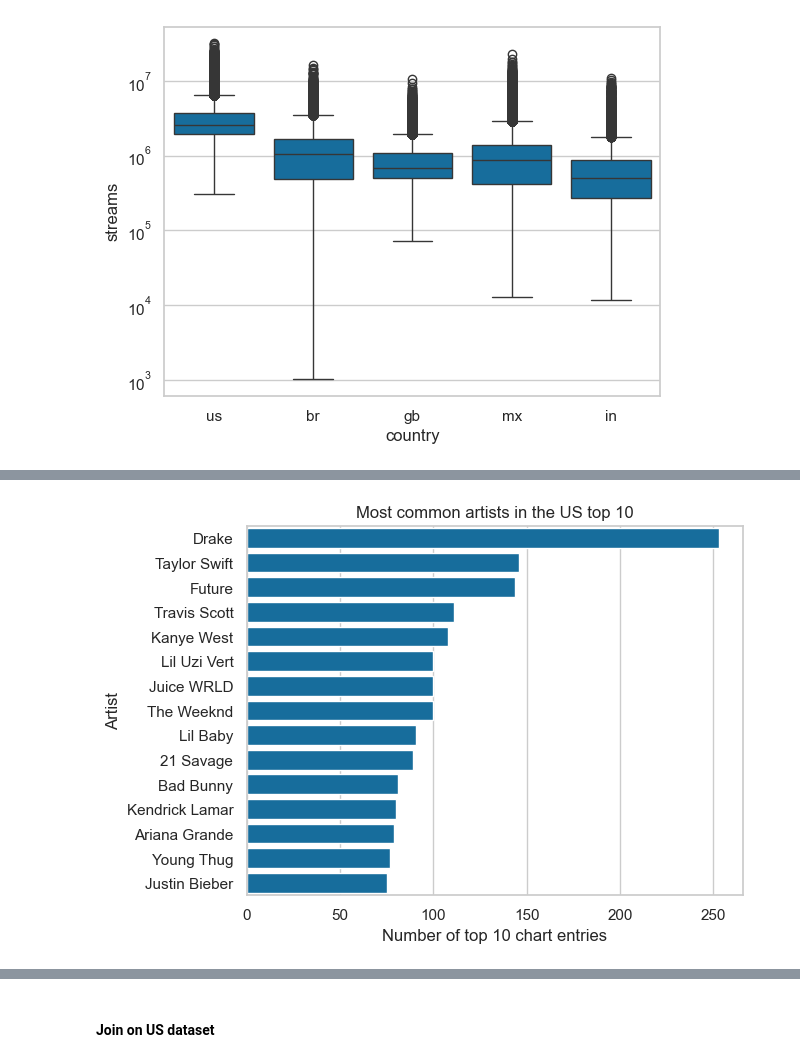
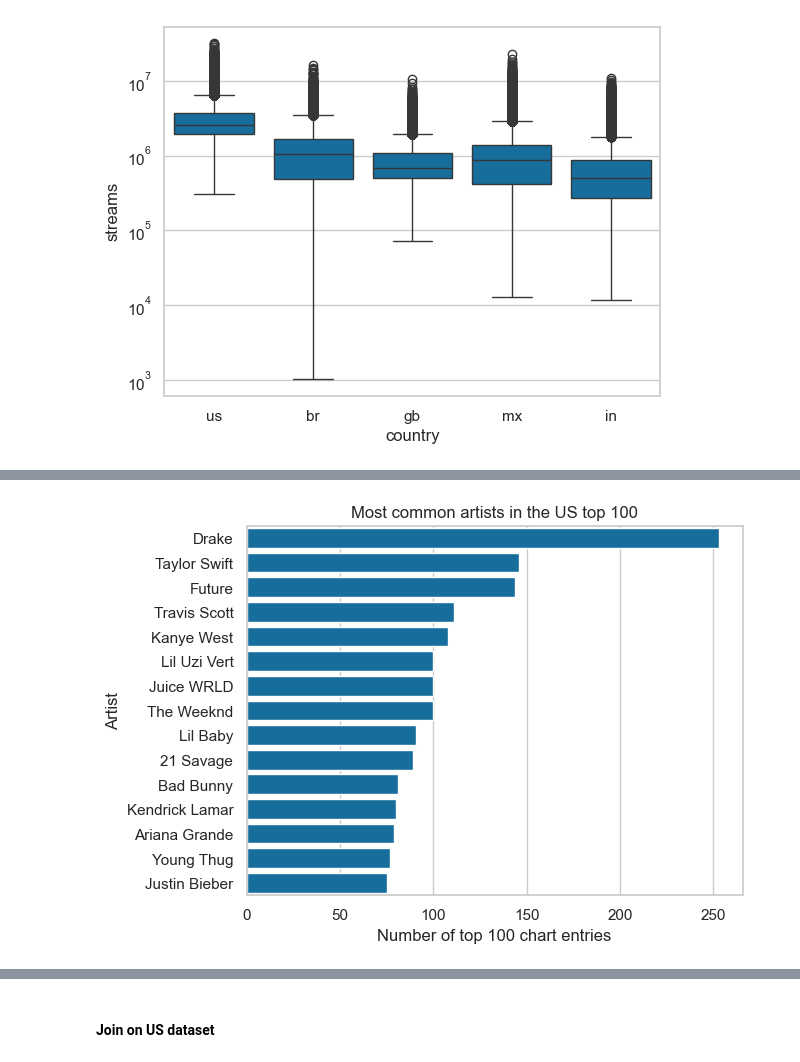
Before and after one commit to RyanFrazin/CS2410-Spotify-Data, a Jupyter notebook: CS2410_Spotify_Data.ipynb, the cells around one changed output, grey strips where cells are left out. Saved outputs shown, nothing was run; the diff lists cells and outputs as text; code cells hidden in the pictures.

```diff
--- a/CS2410_Spotify_Data.ipynb
+++ b/CS2410_Spotify_Data.ipynb
@@ -106,11 +108,11 @@ plt.show()
 # %%
 artists = us['artists'].dropna().apply(ast.literal_eval).explode().dropna()
 top = artists.value_counts().head(15)
 sns.barplot(x=top.values, y=top.index)
-plt.xlabel("Number of top 10 chart entries")
+plt.xlabel("Number of top 100 chart entries")
 plt.ylabel('Artist')
-plt.title("Most common artists in the US top 10")
+plt.title("Most common artists in the US top 100")
 plt.show()
 # %% [output]
-[figure, old version]
+[figure, new version]
 # %%
```
Also changed, not shown: parts of 23 cells of this notebook.
